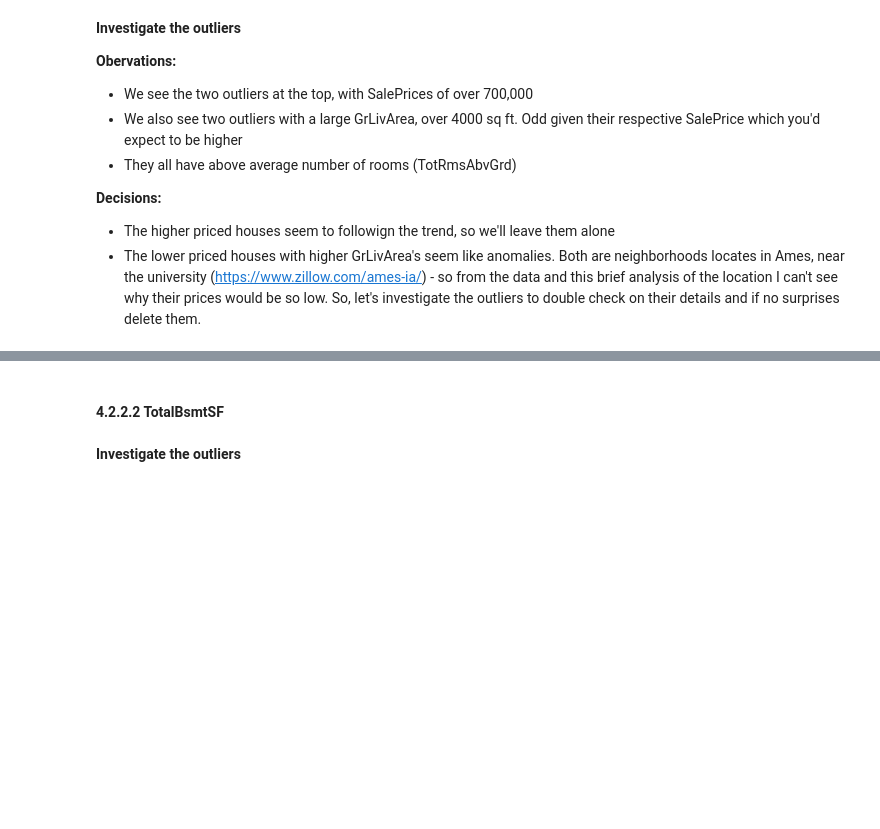
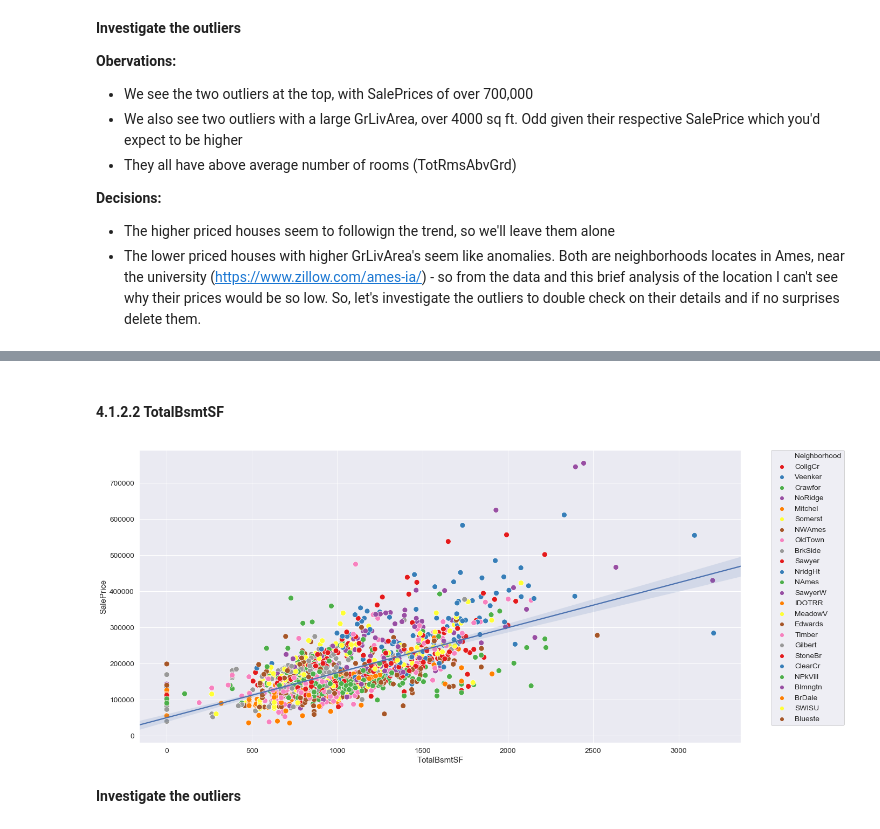
Before and after one commit to Sicro01/Predict-House-Prices, a Jupyter notebook: Ames, Iowa - House Price Prediction (ref. Kaggle Challenge).ipynb, the cells around one changed output, grey strips where cells are left out. Saved outputs shown, nothing was run; the diff lists cells and outputs as text; code cells hidden in the pictures; blank space fills up the shorter version.

```diff
--- a/Ames, Iowa - House Price Prediction (ref. Kaggle Challenge).ipynb
+++ b/Ames, Iowa - House Price Prediction (ref. Kaggle Challenge).ipynb
@@ -639,0 +648,4 @@ KeyError: 'Id'
+# %%
+# Deleting Outliers
+print('\nBefore shape for {}: {}'.format('train', train.shape))
+train = train.drop(train[(train['GrLivArea'] > 4500) & (train['SalePrice'] < 200000)].index)
@@ -640,14 +663,16 @@ KeyError: 'Id'
 # %% [markdown]
-#### 4.2.2.2 TotalBsmtSF
+#### 4.1.2.2 TotalBsmtSF
 # %%
 fig, ax = plt.subplots(figsize=(20,10))
 with warnings.catch_warnings():
     warnings.simplefilter("ignore")
     fxn()
-    g = sns.scatterplot(df_train_new['TotalBsmtSF'], df_train_new['SalePrice'], palette="Set1", hue=df_train_new['Neighborhood'], legend='full', s=100)
-    sns.regplot(df_train_new['TotalBsmtSF'], df_train_new['SalePrice'], data=df_train_new, scatter=False)  # Add a regression line to the scatterplot
+    g = sns.scatterplot(train['TotalBsmtSF'], train['SalePrice'], palette="Set1", hue=train['Neighborhood'], legend='full', s=100)
+    sns.regplot(train['TotalBsmtSF'], train['SalePrice'], data=train, scatter=False)  # Add a regression line to the scatterplot
 # Put the legend out of the figure
 _ = plt.legend(bbox_to_anchor=(1.05, 1), loc=2, borderaxespad=0.)
+# %% [output]
+[figure, added]
 # %% [markdown]
 **Investigate the outliers**
 # %% [markdown]
```
Also changed, not shown: parts of 154 cells of this notebook.
